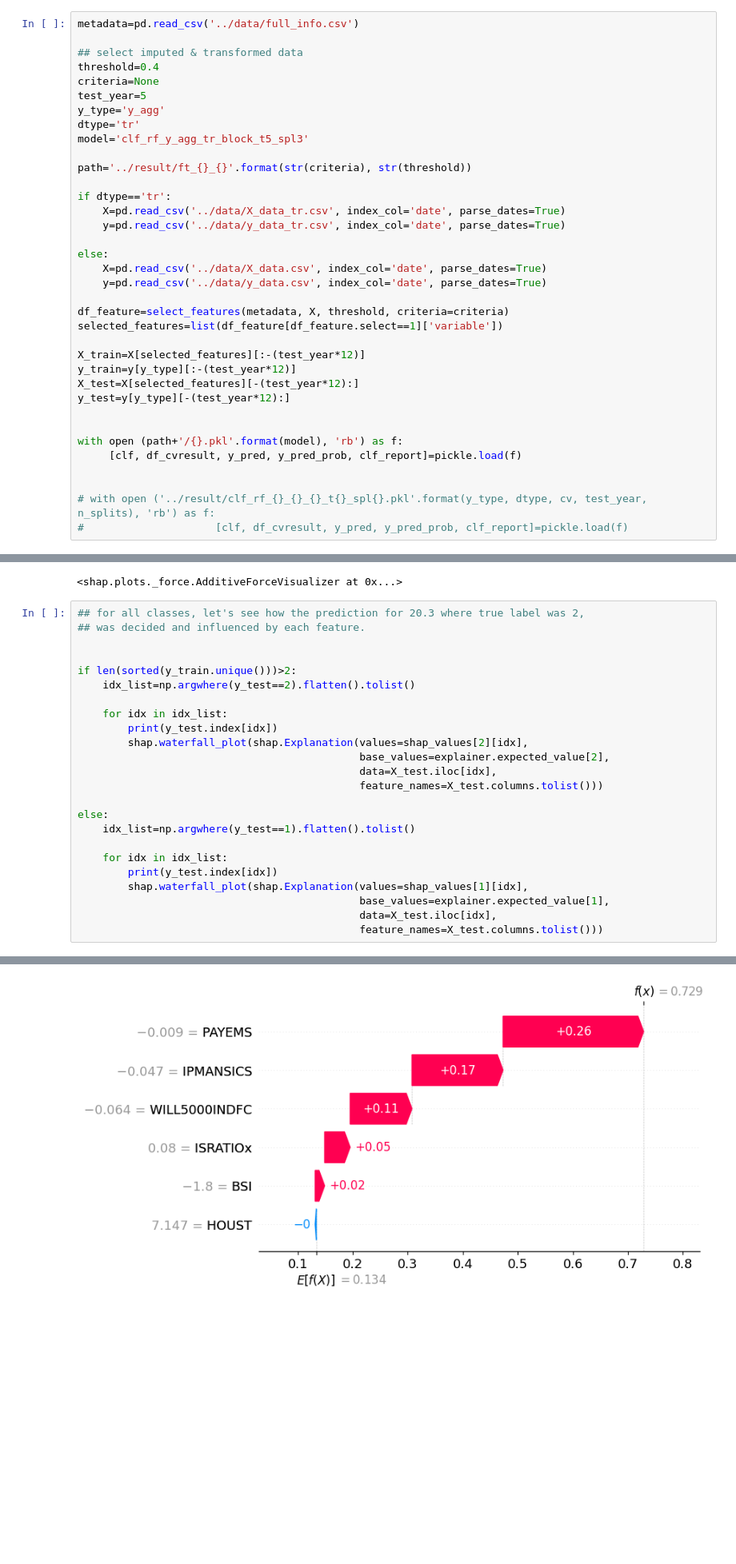
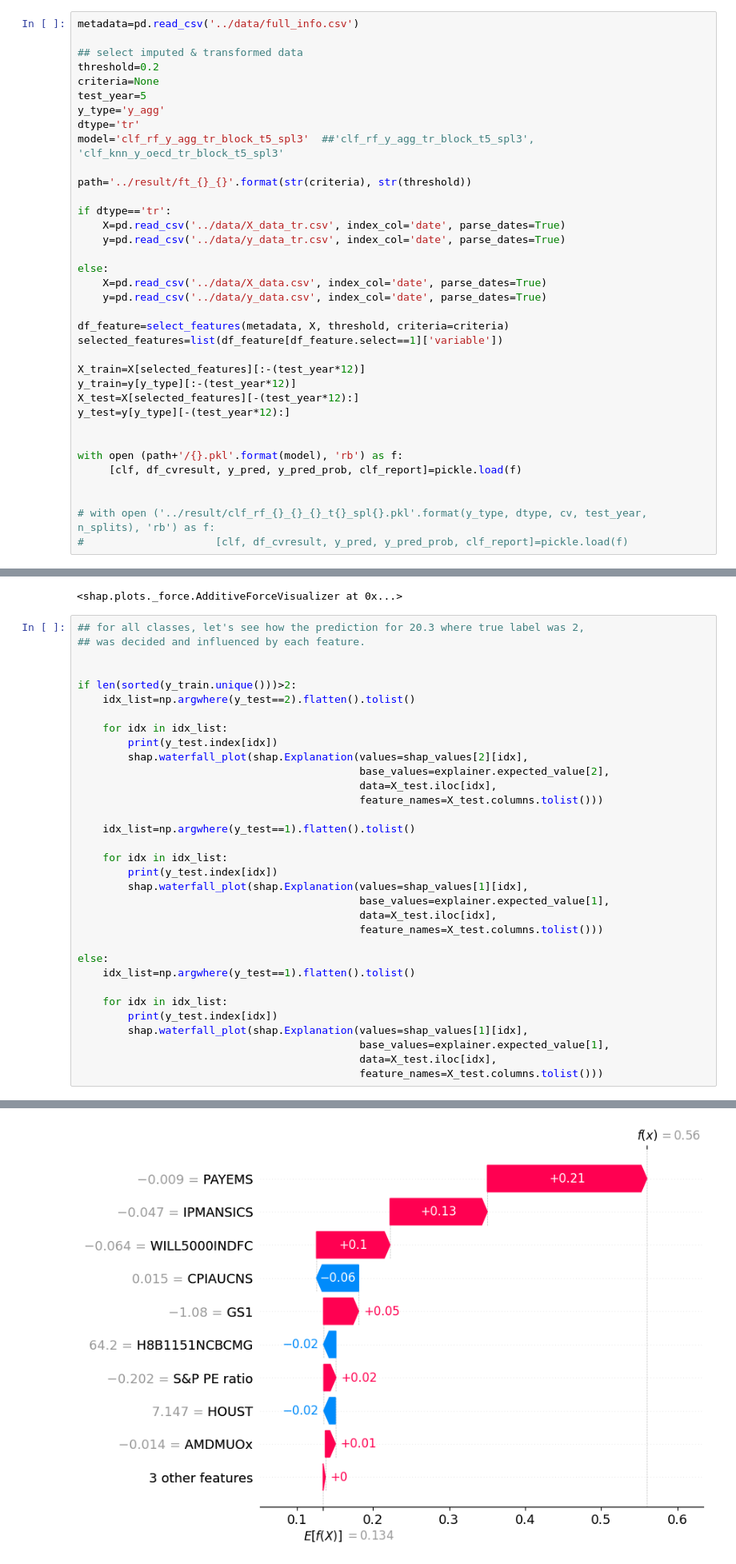
Before and after one commit to rlieu/milestoneII, a Jupyter notebook: models/evaluation.ipynb, the cells around one changed output, grey strips where cells are left out. Shown at 80% size. Drawn from its saved outputs; the diff is of its cells as text; blank space fills up the shorter version.

Commit message:
rf model revised and model selection added

```diff
--- a/models/evaluation.ipynb
+++ b/models/evaluation.ipynb
@@ -46,12 +47,12 @@ shap.initjs()
 metadata=pd.read_csv('../data/full_info.csv')
 
 ## select imputed & transformed data
-threshold=0.4
+threshold=0.2
 criteria=None
 test_year=5
 y_type='y_agg'
 dtype='tr'
-model='clf_rf_y_agg_tr_block_t5_spl3'
+model='clf_rf_y_agg_tr_block_t5_spl3'  ##'clf_rf_y_agg_tr_block_t5_spl3', 'clf_knn_y_oecd_tr_block_t5_spl3'
 
 path='../result/ft_{}_{}'.format(str(criteria), str(threshold))
 
@@ -210,28 +247,37 @@ Recession (2)
 # %%
 ## for all classes, let's see how the prediction for 20.3 where true label was 2,
 ## was decided and influenced by each feature.
 
 
 if len(sorted(y_train.unique()))>2:
     idx_list=np.argwhere(y_test==2).flatten().tolist()
 
     for idx in idx_list:
         print(y_test.index[idx])
         shap.waterfall_plot(shap.Explanation(values=shap_values[2][idx],
                                              base_values=explainer.expected_value[2],
                                              data=X_test.iloc[idx],
                                              feature_names=X_test.columns.tolist()))
 
+    idx_list=np.argwhere(y_test==1).flatten().tolist()
+
+    for idx in idx_list:
+        print(y_test.index[idx])
+        shap.waterfall_plot(shap.Explanation(values=shap_values[1][idx],
+                                             base_values=explainer.expected_value[1],
+                                             data=X_test.iloc[idx],
+                                             feature_names=X_test.columns.tolist()))
+
 else:
     idx_list=np.argwhere(y_test==1).flatten().tolist()
 
     for idx in idx_list:
         print(y_test.index[idx])
         shap.waterfall_plot(shap.Explanation(values=shap_values[1][idx],
                                              base_values=explainer.expected_value[1],
                                              data=X_test.iloc[idx],
                                              feature_names=X_test.columns.tolist()))
 # %% [output]
 2020-03-01 00:00:00
-[figure, old version]
+[figure, new version]
 2020-04-01 00:00:00
```
Also changed, not shown: parts of 33 cells of this notebook, 52 other files.
